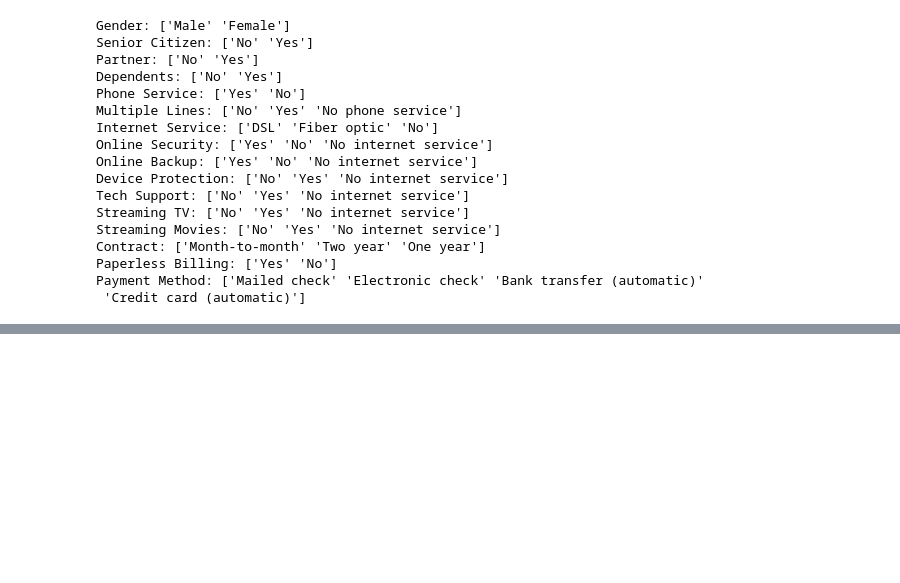
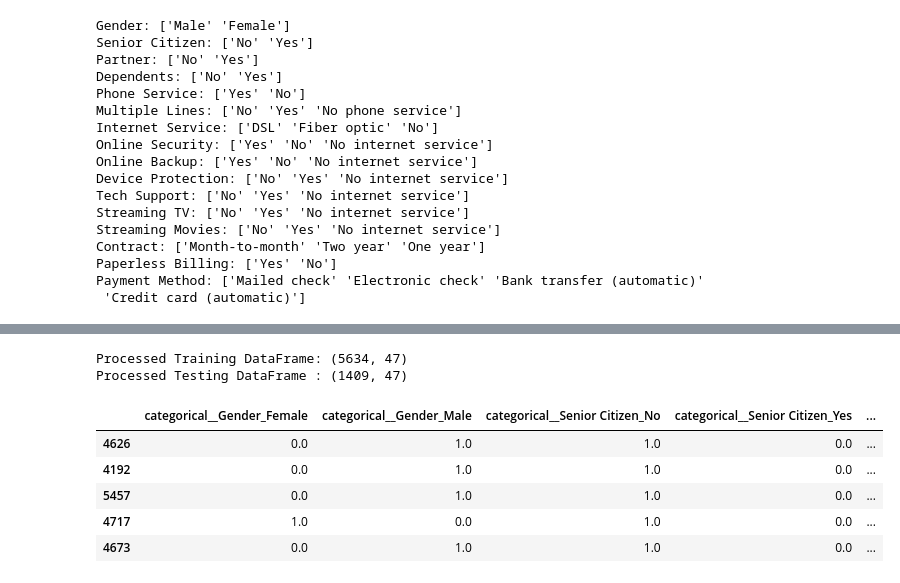
Before and after one commit to yarenyavuz/telecom-customer-retention-intelligence-platform, a Jupyter notebook: notebooks/03_data_preprocessing.ipynb, the cells around one changed output, grey strips where cells are left out. Drawn from its saved outputs; the diff is of its cells as text; code cells hidden in the pictures; blank space fills up the shorter version.

Commit message:
Complete Day 7: Encoding and train-test split

```diff
--- a/notebooks/03_data_preprocessing.ipynb
+++ b/notebooks/03_data_preprocessing.ipynb
@@ -295,0 +339,12 @@ The next stage will focus on:
+# %%
+from sklearn.compose import ColumnTransformer
+from sklearn.preprocessing import OneHotEncoder
+
+categorical_features = X_train.select_dtypes(include="object").columns.tolist()
+numerical_features = X_train.select_dtypes(exclude="object").columns.tolist()
+
+print("Categorical Features:")
+print(categorical_features)
+
+print("\nNumerical Features:")
+print(numerical_features)
@@ -295,0 +375,6 @@ The next stage will focus on:
+# %%
+X_train_processed = preprocessor.fit_transform(X_train)
+X_test_processed = preprocessor.transform(X_test)
+
+print("Processed Training Shape:", X_train_processed.shape)
+print("Processed Testing Shape :", X_test_processed.shape)
@@ -295,0 +388,5 @@ The next stage will focus on:
+# %%
+feature_names = preprocessor.get_feature_names_out()
+
+print("Number of Processed Features:", len(feature_names))
+print(feature_names)
@@ -295,0 +411,26 @@ The next stage will focus on:
+# %%
+X_train_processed_df = pd.DataFrame(
+    X_train_processed,
+    columns=feature_names,
+    index=X_train.index
+)
+
+X_test_processed_df = pd.DataFrame(
+    X_test_processed,
+    columns=feature_names,
+    index=X_test.index
+)
+
+print("Processed Training DataFrame:", X_train_processed_df.shape)
+print("Processed Testing DataFrame :", X_test_processed_df.shape)
+
+X_train_processed_df.head()
+# %% [output]
+Processed Training DataFrame: (5634, 47)
+Processed Testing DataFrame : (1409, 47)
+|  | categorical__Gender_Female | categorical__Gender_Male | categorical__Senior Citizen_No | categorical__Senior Citizen_Yes | ... |
+| 4626 | 0.0 | 1.0 | 1.0 | 0.0 | ... |
+| 4192 | 0.0 | 1.0 | 1.0 | 0.0 | ... |
+| 5457 | 0.0 | 1.0 | 1.0 | 0.0 | ... |
+| 4717 | 1.0 | 0.0 | 1.0 | 0.0 | ... |
+| 4673 | 0.0 | 1.0 | 1.0 | 0.0 | ... |
```
Also changed, not shown: parts of 21 cells of this notebook, 2 other files.
